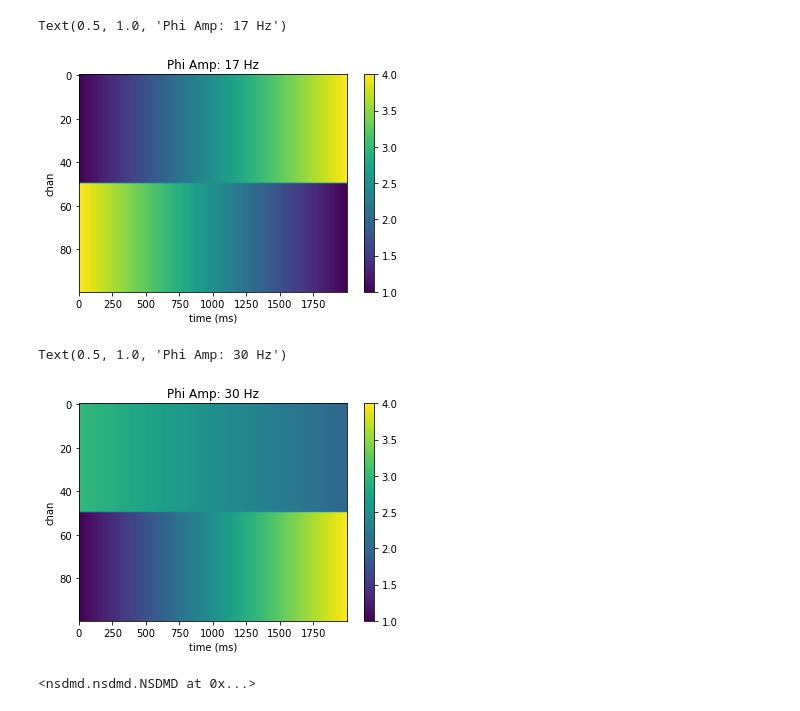
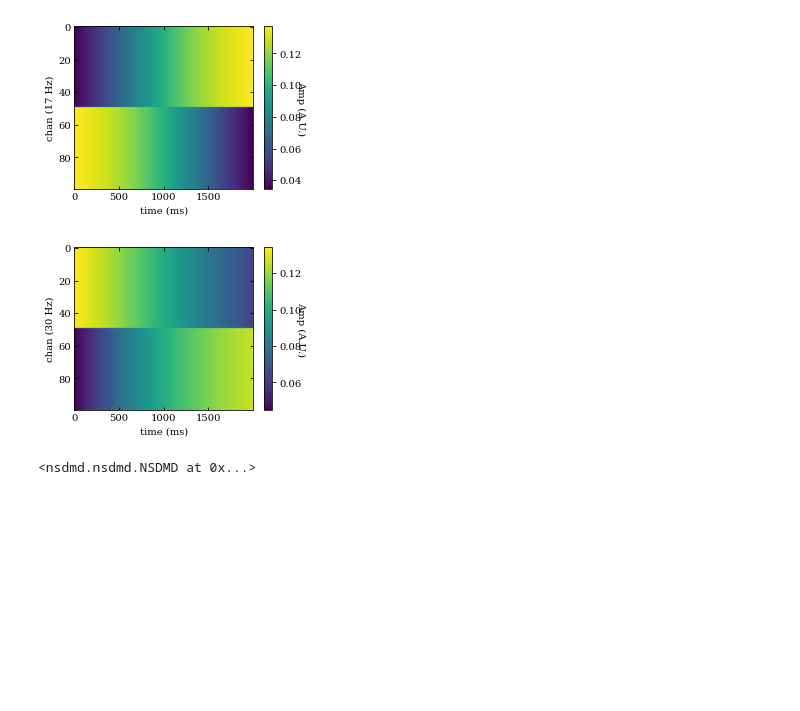
Before and after one commit to learning-2-learn/nsdmd, a Jupyter notebook: examples/spatial_drift_demo.ipynb, the cells around one changed output. Cells and saved outputs as stored; diff of their text form; code cells hidden in the pictures; blank space fills up the shorter version.

```diff
--- a/examples/spatial_drift_demo.ipynb
+++ b/examples/spatial_drift_demo.ipynb
@@ -39,21 +39,33 @@ Text(0, 0.5, 'Channel')
 # %%
-plt.imshow(phi_1, aspect='auto')
-plt.colorbar()
-plt.ylabel('chan')
-plt.xlabel('time (ms)')
-plt.title('Phi Amp: '+str(f1)+' Hz')
+plt.rc('font', family='serif')
+
+fig = plt.figure(figsize=(4, 3))
+ax = fig.add_subplot(1, 1, 1)
+ax.tick_params(axis='both',which='both',direction='in',right=True,top=True)
+
+cax = ax.imshow(phi_1 / np.sum(phi_1**2, axis=0)**0.5, aspect='auto')
+cbar = fig.colorbar(cax)
+cbar.set_label('Amp (A.U.)', rotation=270)
+ax.set_ylabel('chan (17 Hz)')
+ax.set_xlabel('time (ms)')
+plt.savefig('figs/phi_drift_17.svg', bbox_inches='tight')
 # %% [output]
-Text(0.5, 1.0, 'Phi Amp: 17 Hz')
-[figure, old version]
+[figure, new version]
 # %%
-plt.imshow(phi_2, aspect='auto')
-plt.colorbar()
-plt.ylabel('chan')
-plt.xlabel('time (ms)')
-plt.title('Phi Amp: '+str(f2)+' Hz')
+plt.rc('font', family='serif')
+
+fig = plt.figure(figsize=(4, 3))
+ax = fig.add_subplot(1, 1, 1)
+ax.tick_params(axis='both',which='both',direction='in',right=True,top=True)
+
+cax = ax.imshow(phi_2 / np.sum(phi_2**2, axis=0)**0.5, aspect='auto')
+cbar = fig.colorbar(cax)
+cbar.set_label('Amp (A.U.)', rotation=270)
+ax.set_ylabel('chan (30 Hz)')
+ax.set_xlabel('time (ms)')
+plt.savefig('figs/phi_drift_30.svg', bbox_inches='tight')
 # %% [output]
-Text(0.5, 1.0, 'Phi Amp: 30 Hz')
-[figure, old version]
+[figure, new version]
 # %%
 model = nsdmd.NSDMD(opt_rank=4, sim_thresh_phi_amp=0.92)
 model.fit_opt(x, t, sr)
```
Also changed, not shown: parts of 8 cells of this notebook, 6 other files.
